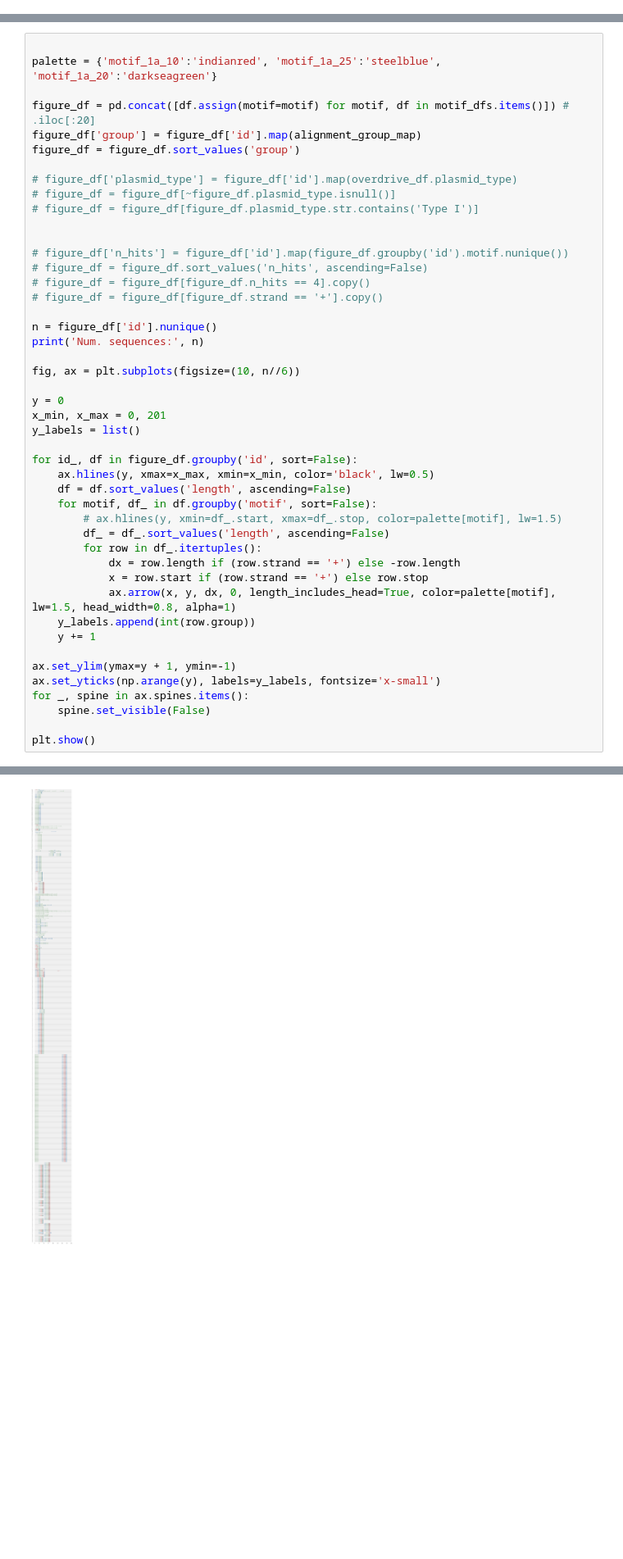
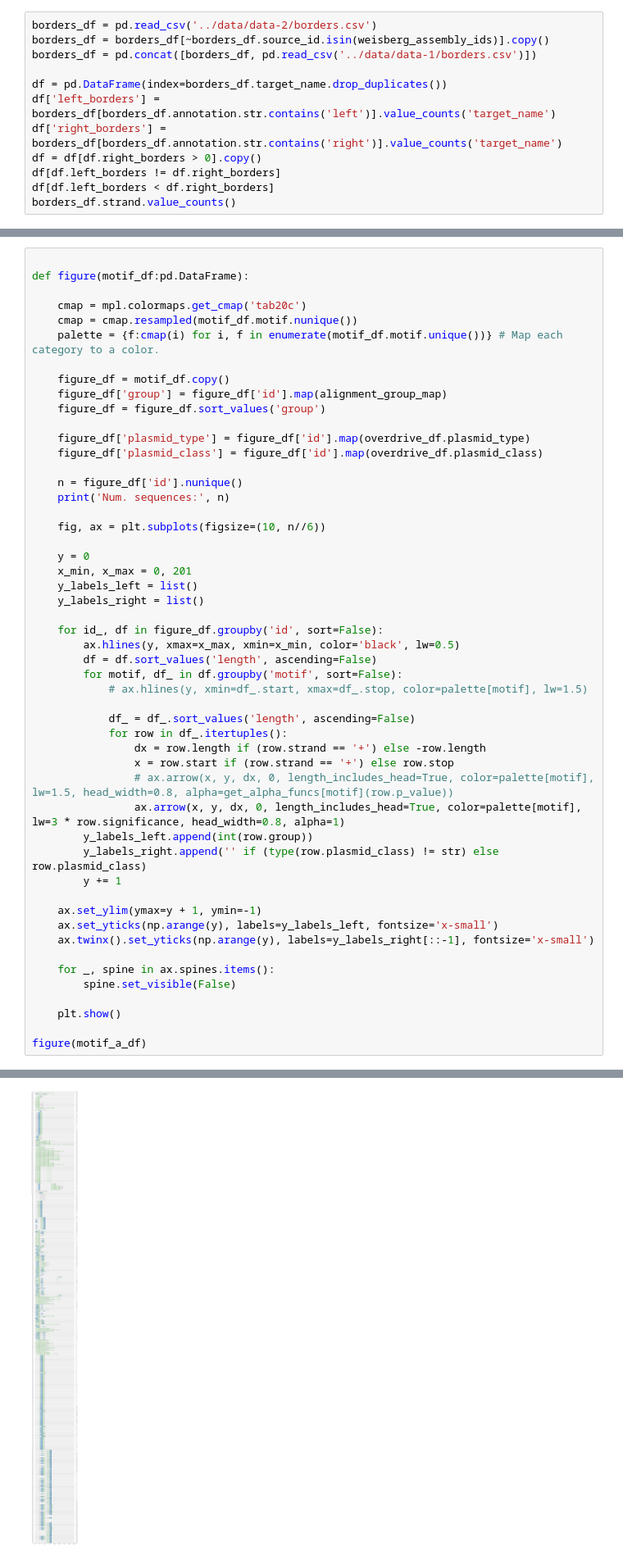
Before and after one commit to pipparichter/overdrive, a Jupyter notebook: notebooks/sandbox-2.ipynb, the cells around one changed output, grey strips where cells are left out. Shown at 82% size. Drawn from its saved outputs; the diff is of its cells as text; blank space fills up the shorter version.

```diff
--- a/notebooks/sandbox-2.ipynb
+++ b/notebooks/sandbox-2.ipynb
@@ -198,0 +241,12 @@ Num. potential overdrive sequences in the final dataset: 2071
+# %%
+borders_df = pd.read_csv('../data/data-2/borders.csv')
+borders_df = borders_df[~borders_df.source_id.isin(weisberg_assembly_ids)].copy()
+borders_df = pd.concat([borders_df, pd.read_csv('../data/data-1/borders.csv')])
+
+df = pd.DataFrame(index=borders_df.target_name.drop_duplicates())
+df['left_borders'] = borders_df[borders_df.annotation.str.contains('left')].value_counts('target_name')
+df['right_borders'] = borders_df[borders_df.annotation.str.contains('right')].value_counts('target_name')
+df = df[df.right_borders > 0].copy()
+df[df.left_borders != df.right_borders]
+df[df.left_borders < df.right_borders]
+borders_df.strand.value_counts()
@@ -247,47 +299,52 @@ TypeError: cannot use a string pattern on a bytes-like object
 # %%
 
-palette = {'motif_1a_10':'indianred', 'motif_1a_25':'steelblue', 'motif_1a_20':'darkseagreen'}
+def figure(motif_df:pd.DataFrame):
 
-figure_df = pd.concat([df.assign(motif=motif) for motif, df in motif_dfs.items()]) # .iloc[:20]
-figure_df['group'] = figure_df['id'].map(alignment_group_map)
-figure_df = figure_df.sort_values('group')
+    cmap = mpl.colormaps.get_cmap('tab20c')
+    cmap = cmap.resampled(motif_df.motif.nunique())
+    palette = {f:cmap(i) for i, f in enumerate(motif_df.motif.unique())} # Map each category to a color.
 
-# figure_df['plasmid_type'] = figure_df['id'].map(overdrive_df.plasmid_type)
-# figure_df = figure_df[~figure_df.plasmid_type.isnull()]
-# figure_df = figure_df[figure_df.plasmid_type.str.contains('Type I')]
+    figure_df = motif_df.copy()
+    figure_df['group'] = figure_df['id'].map(alignment_group_map)
+    figure_df = figure_df.sort_values('group')
 
+    figure_df['plasmid_type'] = figure_df['id'].map(overdrive_df.plasmid_type)
+    figure_df['plasmid_class'] = figure_df['id'].map(overdrive_df.plasmid_class)
 
-# figure_df['n_hits'] = figure_df['id'].map(figure_df.groupby('id').motif.nunique())
-# figure_df = figure_df.sort_values('n_hits', ascending=False)
-# figure_df = figure_df[figure_df.n_hits == 4].copy()
-# figure_df = figure_df[figure_df.strand == '+'].copy()
+    n = figure_df['id'].nunique()
+    print('Num. sequences:', n)
 
-n = figure_df['id'].nunique()
-print('Num. sequences:', n)
+    fig, ax = plt.subplots(figsize=(10, n//6))
 
-fig, ax = plt.subplots(figsize=(10, n//6))
+    y = 0
+    x_min, x_max = 0, 201
+    y_labels_left = list()
+    y_labels_right = list()
 
-y = 0
-x_min, x_max = 0, 201
-y_labels = list()
+    for id_, df in figure_df.groupby('id', sort=False):
+        ax.hlines(y, xmax=x_max, xmin=x_min, color='black', lw=0.5)
+        df = df.sort_values('length', ascending=False)
+        for motif, df_ in df.groupby('motif', sort=False):
+            # ax.hlines(y, xmin=df_.start, xmax=df_.stop, color=palette[motif], lw=1.5)
 
-for id_, df in figure_df.groupby('id', sort=False):
-    ax.hlines(y, xmax=x_max, xmin=x_min, color='black', lw=0.5)
-    df = df.sort_values('length', ascending=False)
-    for motif, df_ in df.groupby('motif', sort=False):
-        # ax.hlines(y, xmin=df_.start, xmax=df_.stop, color=palette[motif], lw=1.5)
-        df_ = df_.sort_values('length', ascending=False)
-        for row in df_.itertuples():
-            dx = row.length if (row.strand == '+') else -row.length
-            x = row.start if (row.strand == '+') else row.stop
-            ax.arrow(x, y, dx, 0, length_includes_head=True, color=palette[motif], lw=1.5, head_width=0.8, alpha=1)
-    y_labels.append(int(row.group))
-    y += 1
+            df_ = df_.sort_values('length', ascending=False)
+            for row in df_.itertuples():
+                dx = row.length if (row.strand == '+') else -row.length
+                x = row.start if (row.strand == '+') else row.stop
+                # ax.arrow(x, y, dx, 0, length_includes_head=True, color=palette[motif], lw=1.5, head_width=0.8, alpha=get_alpha_funcs[motif](row.p_value))
+                ax.arrow(x, y, dx, 0, length_includes_head=True, color=palette[motif], lw=3 * row.significance, head_width=0.8, alpha=1)
+        y_labels_left.append(int(row.group))
+        y_labels_right.append('' if (type(row.plasmid_class) != str) else row.plasmid_class)
+        y += 1
 
-ax.set_ylim(ymax=y + 1, ymin=-1)
-ax.set_yticks(np.arange(y), labels=y_labels, fontsize='x-small')
-for _, spine in ax.spines.items():
-    spine.set_visible(False)
+    ax.set_ylim(ymax=y + 1, ymin=-1)
+    ax.set_yticks(np.arange(y), labels=y_labels_left, fontsize='x-small')
+    ax.twinx().set_yticks(np.arange(y), labels=y_labels_right[::-1], fontsize='x-small')
 
-plt.show()
+    for _, spine in ax.spines.items():
+        spine.set_visible(False)
+
+    plt.show()
+
+figure(motif_a_df)
 # %% [output]
@@ -295 +352 @@ Num. sequences: 679
-[figure, old version]
+[figure, new version]
```
Also changed, not shown: parts of 27 cells of this notebook, 4 other files.
